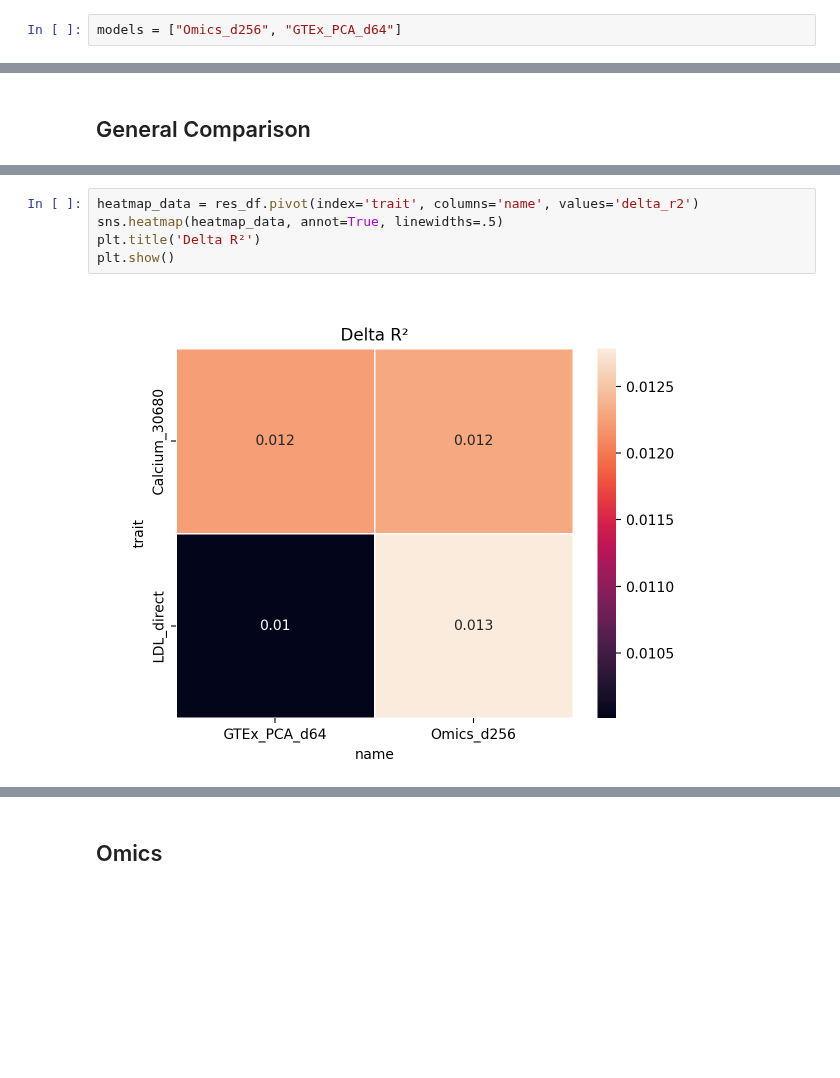
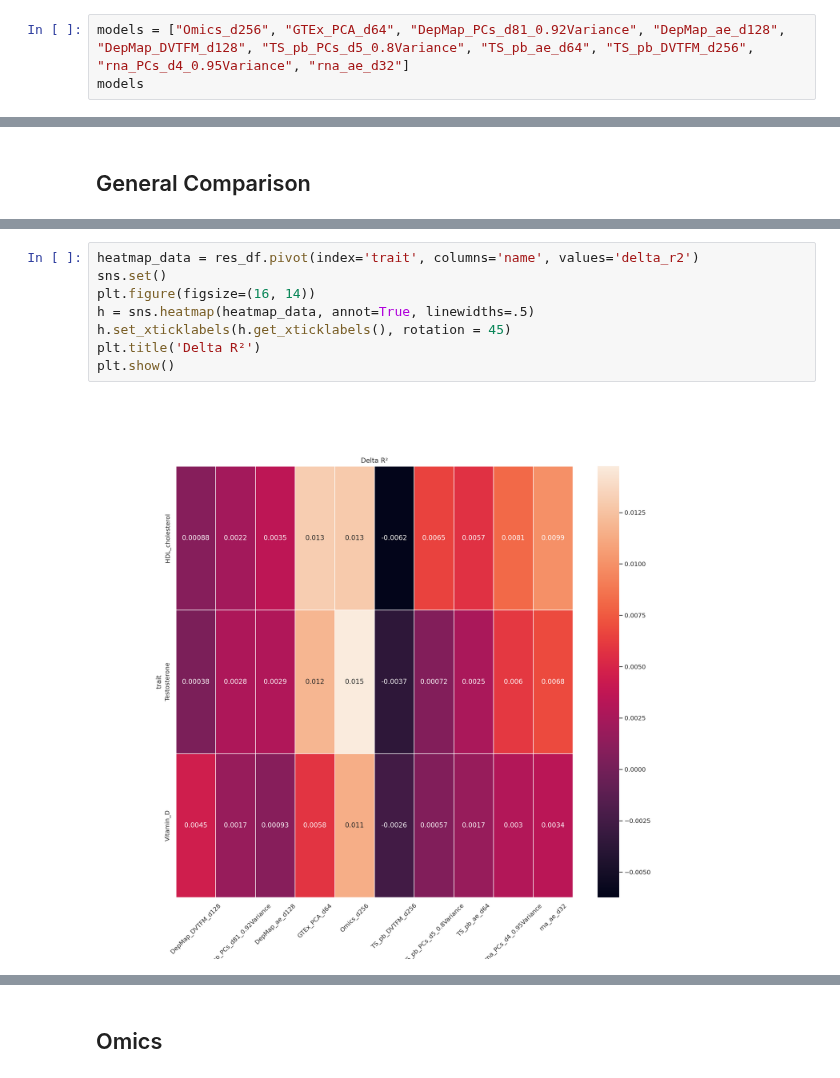
Before and after one commit to niklasbuehler/functional-gene-embeddings, a Jupyter notebook: notebooks/Evaluation.ipynb, the cells around one changed output, grey strips where cells are left out. Drawn from its saved outputs; the diff is of its cells as text; blank space fills up the shorter version.

Commit message:
Adapt plots

```diff
--- a/notebooks/Evaluation.ipynb
+++ b/notebooks/Evaluation.ipynb
@@ -338,4 +337,5 @@ traits
  'Glucose',
  'Calcium_100024']
 # %%
-models = ["Omics_d256", "GTEx_PCA_d64"]
+models = ["Omics_d256", "GTEx_PCA_d64", "DepMap_PCs_d81_0.92Variance", "DepMap_ae_d128", "DepMap_DVTFM_d128", "TS_pb_PCs_d5_0.8Variance", "TS_pb_ae_d64", "TS_pb_DVTFM_d256", "rna_PCs_d4_0.95Variance", "rna_ae_d32"]
+models
@@ -385,10 +401,13 @@ scatterplot_model(res_df, "Omics_d256")
 # %%
 heatmap_data = res_df.pivot(index='trait', columns='name', values='delta_r2')
-sns.heatmap(heatmap_data, annot=True, linewidths=.5)
+sns.set()
+plt.figure(figsize=(16, 14))
+h = sns.heatmap(heatmap_data, annot=True, linewidths=.5)
+h.set_xticklabels(h.get_xticklabels(), rotation = 45)
 plt.title('Delta R²')
 plt.show()
 # %% [output]
-[figure, old version]
+[figure, new version]
 # %%
 compare_r2_across_models(results)
 # %% [output]
```
Also changed, not shown: parts of 14 cells of this notebook.
